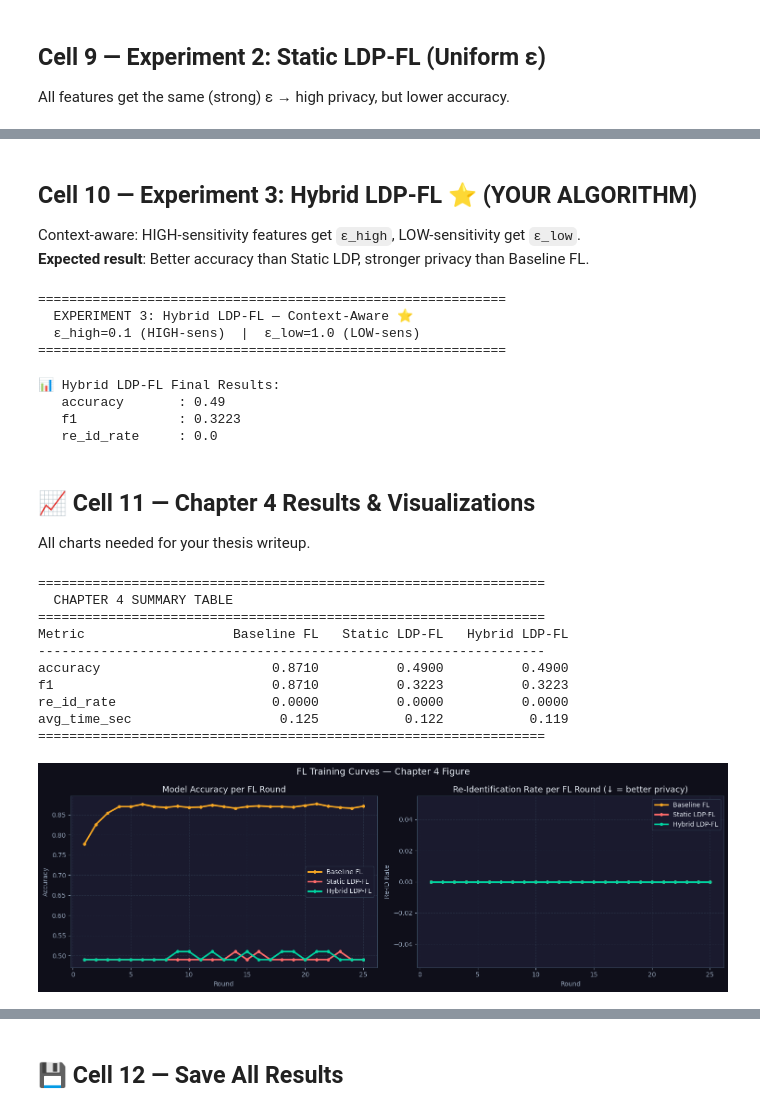
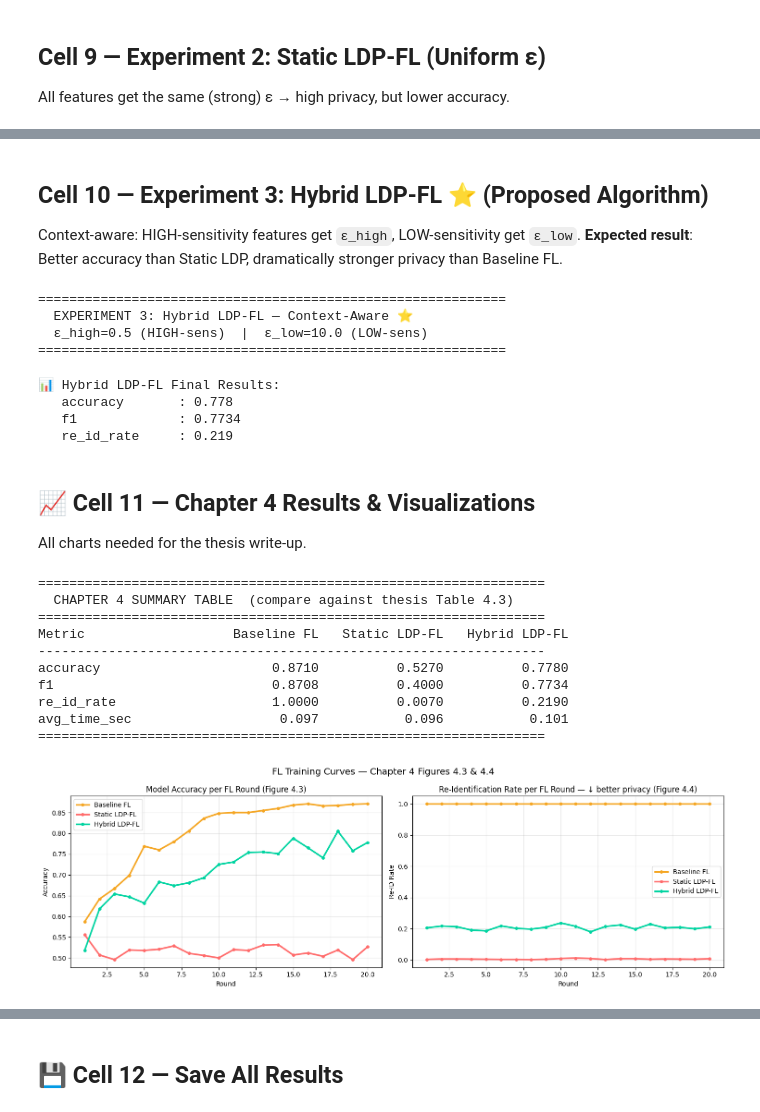
Before and after one commit to chukyobi/Hybrid-LDP-FL-Privacy, a Jupyter notebook: Hybrid_LDP_FL_Colab.ipynb, the cells around one changed output, grey strips where cells are left out. Cells and saved outputs as stored; diff of their text form; code cells hidden in the pictures.

```diff
--- a/Hybrid_LDP_FL_Colab.ipynb
+++ b/Hybrid_LDP_FL_Colab.ipynb
@@ -602,7 +617,7 @@ model_baseline, history_baseline = run_fl(
     num_rounds=NUM_ROUNDS,
     label='Baseline FL'
 )
-final_baseline = evaluate_model(model_baseline, df_test)
+final_baseline = evaluate_model(model_baseline, df_test, privacy_mode='none')
 print(f'\n📊 Baseline FL Final Results:')
 for k, v in final_baseline.items():
     print(f'   {k:<15}: {v}')
@@ -629,7 +644,7 @@ model_static, history_static = run_fl(
     epsilon_static=EPSILON_HIGH,
     label='Static LDP-FL'
 )
-final_static = evaluate_model(model_static, df_test)
+final_static = evaluate_model(model_static, df_test, privacy_mode='static', epsilon_static=EPSILON_HIGH)
 print(f'\n📊 Static LDP-FL Final Results:')
 for k, v in final_static.items():
     print(f'   {k:<15}: {v}')
@@ -644,7 +659,7 @@ for k, v in final_static.items():
 # %% [markdown]
-## Cell 10 — Experiment 3: Hybrid LDP-FL ⭐ (YOUR ALGORITHM)
+## Cell 10 — Experiment 3: Hybrid LDP-FL ⭐ (Proposed Algorithm)
 Context-aware: HIGH-sensitivity features get `ε_high`, LOW-sensitivity get `ε_low`.
-**Expected result**: Better accuracy than Static LDP, stronger privacy than Baseline FL.
+**Expected result**: Better accuracy than Static LDP, dramatically stronger privacy than Baseline FL.
 # %%
 print('=' * 60)
 print('  EXPERIMENT 3: Hybrid LDP-FL — Context-Aware ⭐')
@@ -657,29 +672,29 @@ model_hybrid, history_hybrid = run_fl(
     num_rounds=NUM_ROUNDS,
     label='Hybrid LDP-FL'
 )
-final_hybrid = evaluate_model(model_hybrid, df_test)
+final_hybrid = evaluate_model(model_hybrid, df_test, privacy_mode='hybrid')
 print(f'\n📊 Hybrid LDP-FL Final Results:')
 for k, v in final_hybrid.items():
     print(f'   {k:<15}: {v}')
 # %% [output]
 ============================================================
   EXPERIMENT 3: Hybrid LDP-FL — Context-Aware ⭐
-  ε_high=0.1 (HIGH-sens)  |  ε_low=1.0 (LOW-sens)
+  ε_high=0.5 (HIGH-sens)  |  ε_low=10.0 (LOW-sens)
 ============================================================
 📊 Hybrid LDP-FL Final Results:
-   accuracy       : 0.49
-   f1             : 0.3223
-   re_id_rate     : 0.0
+   accuracy       : 0.778
+   f1             : 0.7734
+   re_id_rate     : 0.219
 # %% [markdown]
 ## 📈 Cell 11 — Chapter 4 Results & Visualizations
 
-All charts needed for your thesis writeup.
+All charts needed for the thesis write-up.
 # %%
 # ══════════════════════════════════════════════════════════════════════════════
-#  CHART 1: Comparison Table
+#  CHART 1: Comparison Table  (mirrors Table 4.3)
 # ══════════════════════════════════════════════════════════════════════════════
 print('\n' + '='*65)
-print('  CHAPTER 4 SUMMARY TABLE')
+print('  CHAPTER 4 SUMMARY TABLE  (compare against thesis Table 4.3)')
 print('='*65)
 print(f'{"Metric":<20} {"Baseline FL":>15} {"Static LDP-FL":>15} {"Hybrid LDP-FL":>15}')
 print('-'*65)
@@ -696,64 +711,42 @@ print(f'{"avg_time_sec":<20} {avg_time_b:>15.3f} {avg_time_s:>15.3f} {avg_time_h
 print('='*65)
 # %% [output]
 =================================================================
-  CHAPTER 4 SUMMARY TABLE
+  CHAPTER 4 SUMMARY TABLE  (compare against thesis Table 4.3)
 =================================================================
 Metric                   Baseline FL   Static LDP-FL   Hybrid LDP-FL
 -----------------------------------------------------------------
-accuracy                      0.8710          0.4900          0.4900
-f1                            0.8710          0.3223          0.3223
-re_id_rate                    0.0000          0.0000          0.0000
-avg_time_sec                   0.125           0.122           0.119
+accuracy                      0.8710          0.5270          0.7780
+f1                            0.8708          0.4000          0.7734
+re_id_rate                    1.0000          0.0070          0.2190
+avg_time_sec                   0.097           0.096           0.101
 =================================================================
 # %%
 # ══════════════════════════════════════════════════════════════════════════════
-#  CHART 2: Accuracy & Re-ID Rate per Round
+#  CHART 2: Accuracy & Re-ID Rate per Round  (mirrors Figures 4.3 / 4.4)
 # ══════════════════════════════════════════════════════════════════════════════
-
-COLORS = {
-    'Baseline FL':   '#f5a623',
-    'Static LDP-FL': '#ff6b6b',
-    'Hybrid LDP-FL': '#00d4a1',
-}
+COLORS = {'Baseline FL': '#f5a623', 'Static LDP-FL': '#ff6b6b', 'Hybrid LDP-FL': '#00d4a1'}
 
 fig, axes = plt.subplots(1, 2, figsize=(15, 5))
-fig.patch.set_facecolor('#0f0f1a')
-
-for ax in axes:
-    ax.set_facecolor('#1a1a2e')
-    ax.tick_params(colors='#94a3b8')
-    ax.spines[:].set_color('#334155')
-    ax.grid(color='#334155', linestyle='--', alpha=0.5)
-
 experiments = [
     ('Baseline FL',   history_baseline),
     ('Static LDP-FL', history_static),
     ('Hybrid LDP-FL', history_hybrid),
 ]
-
 for name, hist in experiments:
     rounds = [h['round'] for h in hist]
     accs   = [h['accuracy'] for h in hist]
     reids  = [h['re_id_rate'] for h in hist]
-    axes[0].plot(rounds, accs,  color=COLORS[name], linewidth=2.5,
-                 marker='o', markersize=4, label=name)
-    axes[1].plot(rounds, reids, color=COLORS[name], linewidth=2.5,
-                 marker='o', markersize=4, label=name)
+    axes[0].plot(rounds, accs,  color=COLORS[name], linewidth=2.5, marker='o', markersize=4, label=name)
+    axes[1].plot(rounds, reids, color=COLORS[name], linewidth=2.5, marker='o', markersize=4, label=name)
 
-axes[0].set_title('Model Accuracy per FL Round', color='#e2e8f0', fontsize=13)
-axes[0].set_xlabel('Round', color='#94a3b8')
-axes[0].set_ylabel('Accuracy', color='#94a3b8')
-axes[0].legend(facecolor='#1a1a2e', edgecolor='#334155', labelcolor='#e2e8f0')
+axes[0].set_title('Model Accuracy per FL Round (Figure 4.3)')
+axes[0].set_xlabel('Round'); axes[0].set_ylabel('Accuracy'); axes[0].legend(); axes[0].grid(alpha=0.3)
+axes[1].set_title('Re-Identification Rate per FL Round — ↓ better privacy (Figure 4.4)')
+axes[1].set_xlabel('Round'); axes[1].set_ylabel('Re-ID Rate'); axes[1].legend(); axes[1].grid(alpha=0.3)
 
-axes[1].set_title('Re-Identification Rate per FL Round (↓ = better privacy)',
-                  color='#e2e8f0', fontsize=13)
-axes[1].set_xlabel('Round', color='#94a3b8')
-axes[1].set_ylabel('Re-ID Rate', color='#94a3b8')
-axes[1].legend(facecolor='#1a1a2e', edgecolor='#334155', labelcolor='#e2e8f0')
-
-plt.suptitle('FL Training Curves — Chapter 4 Figure', color='#e2e8f0', fontsize=14)
+plt.suptitle('FL Training Curves — Chapter 4 Figures 4.3 & 4.4', fontsize=14)
 plt.tight_layout()
-plt.savefig('plots/training_curves.png', dpi=200, bbox_inches='tight', facecolor='#0f0f1a')
+plt.savefig('plots/training_curves.png', dpi=200, bbox_inches='tight')
 plt.show()
 # %% [output]
-[figure, old version]
+[figure, new version]
```
Also changed, not shown: parts of 27 cells of this notebook, 44 other files.
